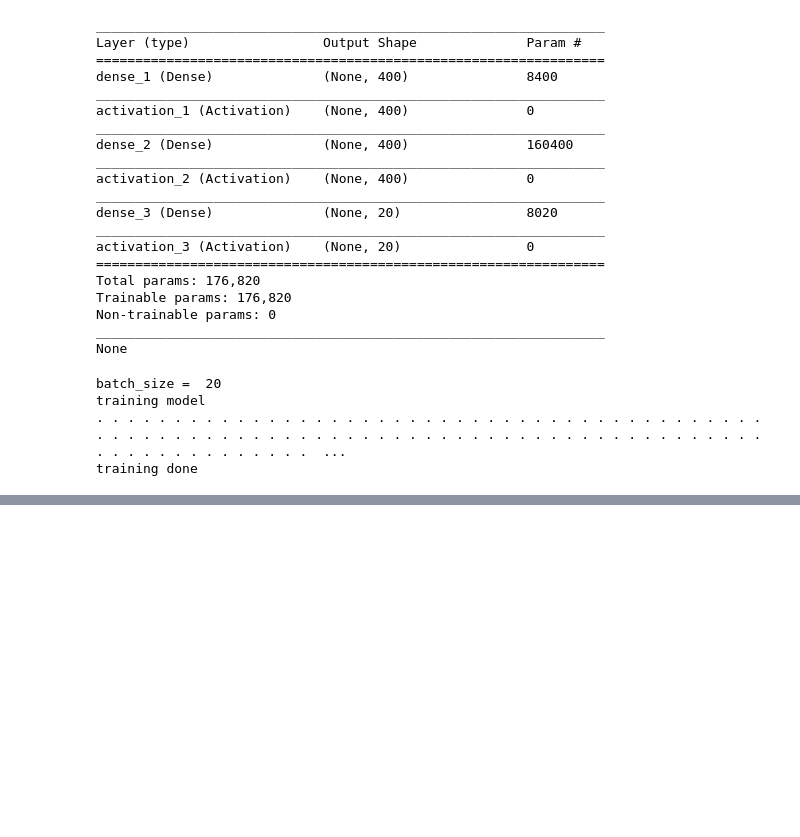
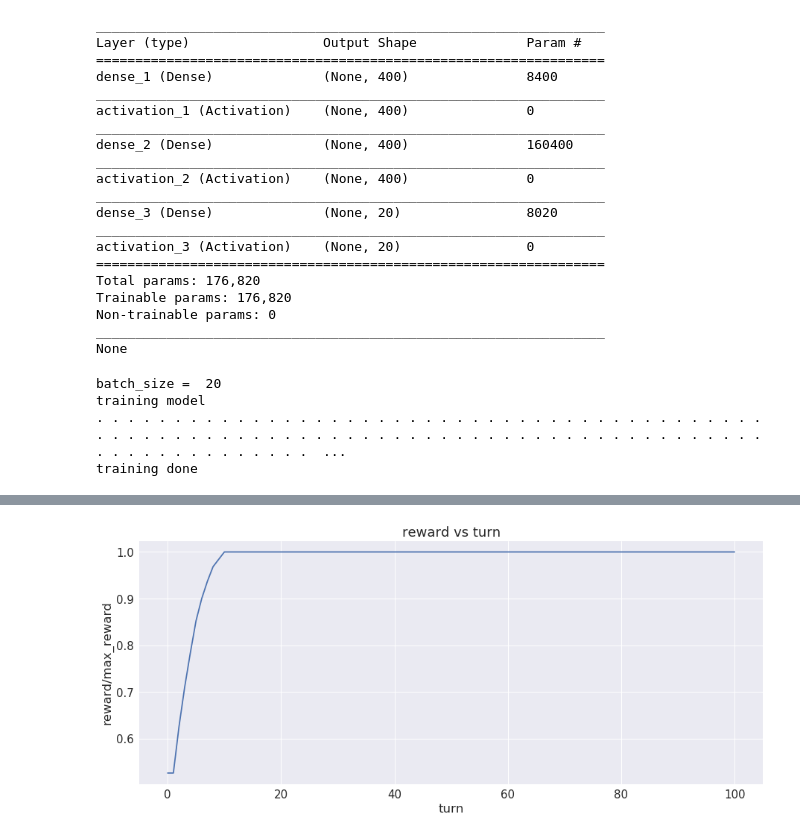
Before and after one commit to joehahn/multi-agent-explore, a Jupyter notebook: multi_agent.ipynb, the cells around one changed output, grey strips where cells are left out. Saved outputs shown, nothing was run; the diff lists cells and outputs as text; code cells hidden in the pictures; blank space fills up the shorter version.

```diff
--- a/multi_agent.ipynb
+++ b/multi_agent.ipynb
@@ -129,3 +136,17 @@ memories = play_game(environment, strategy, model=trained_model)
+# %%
+#play one smart game
+strategy = 'smart'
+memories = play_game(environment, strategy, model=trained_model)
+actions, rewards, turn = memories2timeseries(memories)
+fig, ax = plt.subplots(1,1, figsize=(15, 6))
+xp = turn
+yp = rewards/max_rewards
+p = ax.plot(xp, yp)
+p = ax.set_title('reward vs turn')
+p = ax.set_xlabel('turn')
+p = ax.set_ylabel('reward/max_reward')
+# %% [output]
+[figure, added]
 # %%
 #done!
 time_stop = time.time()
```
Also changed, not shown: parts of 6 cells of this notebook, 1 other file.
